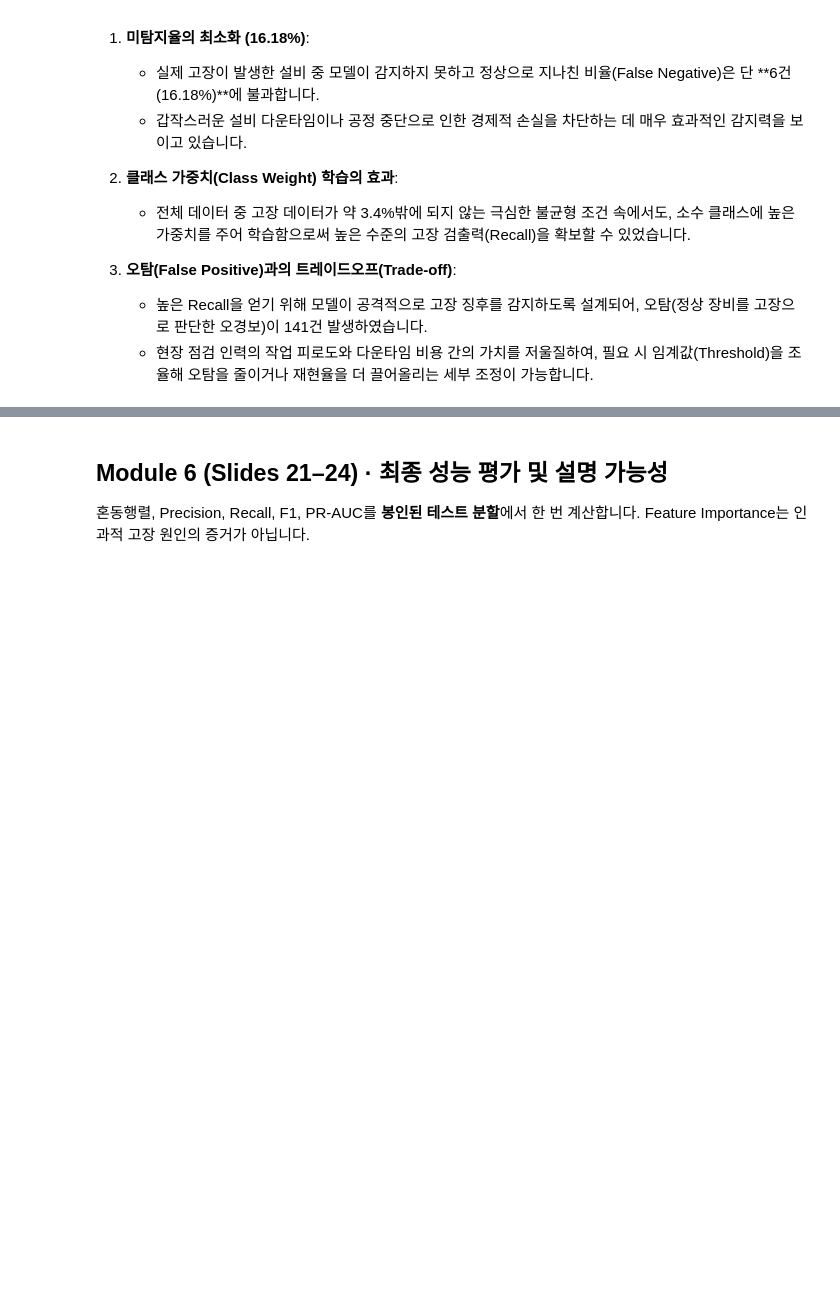
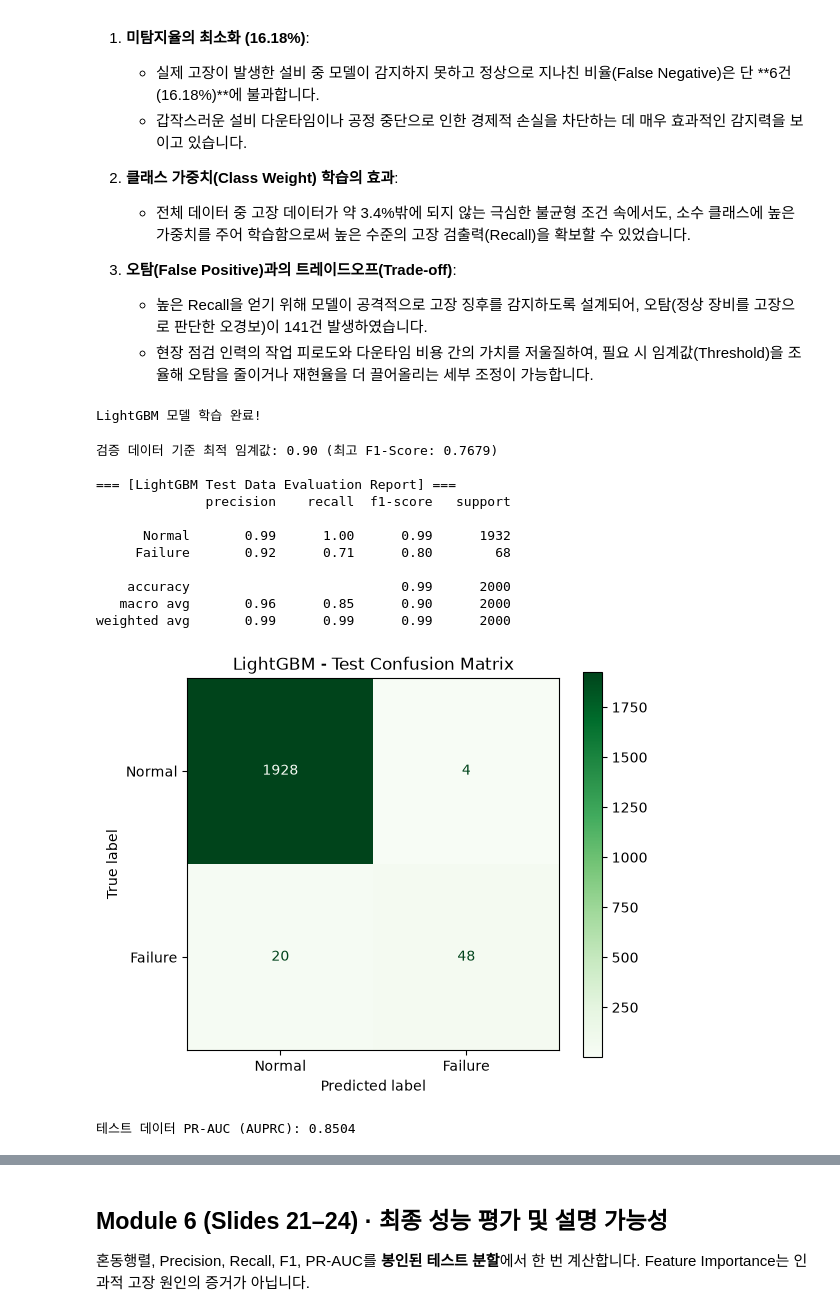
Before and after one commit to JSJeong-me/LG-Capstone-2026, a Jupyter notebook: LG_AI4I_2020_8Modules_SmartFactory_Lab.ipynb, the cells around one changed output, grey strips where cells are left out. Drawn from its saved outputs; the diff is of its cells as text; code cells hidden in the pictures; blank space fills up the shorter version.

```diff
--- a/LG_AI4I_2020_8Modules_SmartFactory_Lab.ipynb
+++ b/LG_AI4I_2020_8Modules_SmartFactory_Lab.ipynb
@@ -754,3 +754,78 @@ display(Markdown(markdown_text))
 3. **오탐(False Positive)과의 트레이드오프(Trade-off)**:
    - 높은 Recall을 얻기 위해 모델이 공격적으로 고장 징후를 감지하도록 설계되어, 오탐(정상 장비를 고장으로 판단한 오경보)이 141건 발생하였습니다.
    - 현장 점검 인력의 작업 피로도와 다운타임 비용 간의 가치를 저울질하여, 필요 시 임계값(Threshold)을 조율해 오탐을 줄이거나 재현율을 더 끌어올리는 세부 조정이 가능합니다.
+# %%
+import lightgbm as lgb
+from sklearn.metrics import classification_report, confusion_matrix, ConfusionMatrixDisplay, average_precision_score, f1_score, recall_score, precision_score
+import matplotlib.pyplot as plt
+import numpy as np
+import pandas as pd
+
+# 1. LightGBM 모델 파이프라인 정의
+# 전처리 객체인 prep(ColumnTransformer)을 활용하고, 극심한 클래스 불균형 해결을 위해 class_weight='balanced'를 설정합니다.
+lgb_model = Pipeline([
+    ('prep', prep),
+    ('model', lgb.LGBMClassifier(
+        n_estimators=100,
+        learning_rate=0.05,
+        max_depth=6,
+        class_weight='balanced',
+        random_state=RANDOM_STATE,
+        n_jobs=-1,
+        verbose=-1
+    ))
+])
+
+# 2. 모델 학습
+lgb_model.fit(X_train, y_train)
+print("LightGBM 모델 학습 완료!")
+
+# 3. 검증 데이터를 이용한 임계값(Threshold) 최적화
+val_probs = lgb_model.predict_proba(X_val)[:, 1]
+threshold_grid = np.linspace(0.05, 0.95, 91)
+best_threshold = 0.5
+best_f1 = -1
+
+for t in threshold_grid:
+    preds = (val_probs >= t).astype(int)
+    f1 = f1_score(y_val, preds, zero_division=0)
+    if f1 > best_f1:
+        best_f1 = f1
+        best_threshold = t
+
+print(f"검증 데이터 기준 최적 임계값: {best_threshold:.2f} (최고 F1-Score: {best_f1:.4f})")
+
+# 4. 테스트 데이터를 대상으로 최종 모델 성능 평가
+test_probs = lgb_model.predict_proba(X_test)[:, 1]
+test_preds = (test_probs >= best_threshold).astype(int)
+
+print("\n=== [LightGBM Test Data Evaluation Report] ===")
+print(classification_report(y_test, test_preds, target_names=['Normal', 'Failure']))
+
+# 5. 혼동 행렬(Confusion Matrix) 시각화
+cm = confusion_matrix(y_test, test_preds)
+plt.figure(figsize=(6, 5))
+disp = ConfusionMatrixDisplay(confusion_matrix=cm, display_labels=['Normal', 'Failure'])
+disp.plot(cmap='Greens', ax=plt.gca())
+plt.title('LightGBM - Test Confusion Matrix')
+plt.grid(False)
+plt.show()
+
+# PR-AUC 점수 계산
+test_pr_auc = average_precision_score(y_test, test_probs)
+print(f"테스트 데이터 PR-AUC (AUPRC): {test_pr_auc:.4f}")
+# %% [output]
+LightGBM 모델 학습 완료!
+검증 데이터 기준 최적 임계값: 0.90 (최고 F1-Score: 0.7679)
+
+=== [LightGBM Test Data Evaluation Report] ===
+              precision    recall  f1-score   support
+
+      Normal       0.99      1.00      0.99      1932
+     Failure       0.92      0.71      0.80        68
+
+    accuracy                           0.99      2000
+   macro avg       0.96      0.85      0.90      2000
+weighted avg       0.99      0.99      0.99      2000
+[figure, added]
+테스트 데이터 PR-AUC (AUPRC): 0.8504
```
Also changed, not shown: parts of 3 cells of this notebook.
